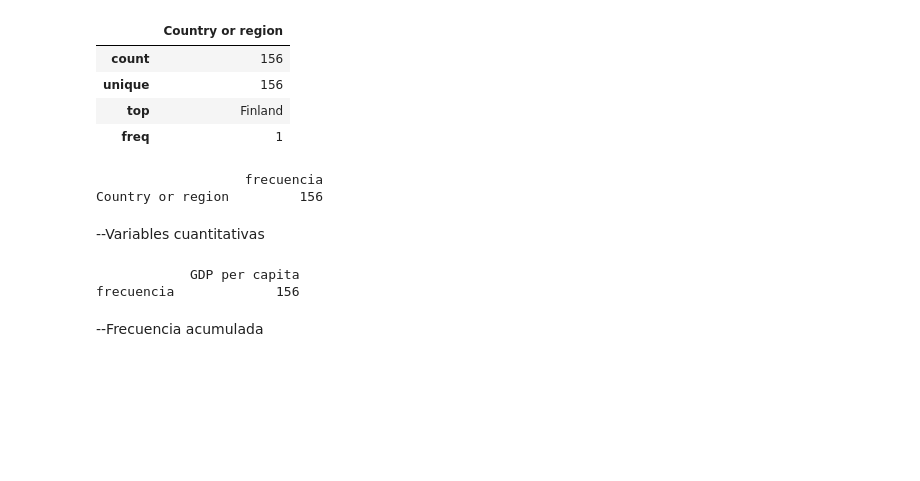
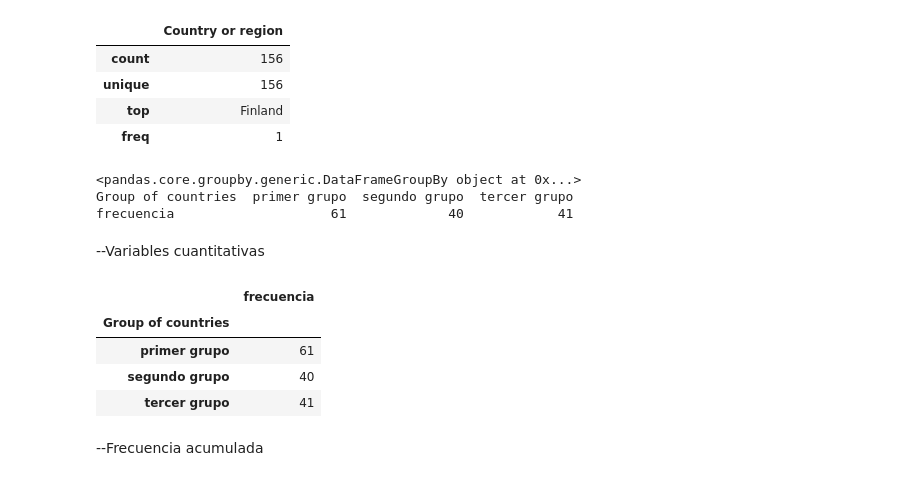
Before and after one commit to Adalab/Adalab-DA-promo-A-module-2-pairprog-2-pair-1-Guada_Lara, a Jupyter notebook: ESTADÍSTICA/Pair_programming_estadistica_2.ipynb, the cells around one changed output. Saved outputs shown, nothing was run; the diff lists cells and outputs as text; code cells hidden in the pictures; blank space fills up the shorter version.

```diff
--- a/ESTADÍSTICA/Pair_programming_estadistica_2.ipynb
+++ b/ESTADÍSTICA/Pair_programming_estadistica_2.ipynb
@@ -148,23 +174,27 @@ df.describe(include="O")
 | top | Finland |
 | freq | 1 |
 # %%
-# Primero agrupamos el dataframe por la columna species.
-# df_country = df.groupby("Country or region") #Devolvera un objeto DataFrameGroupBy
-# print(df_country)
-# Aplicamos el método agg para agregar los datos por la columa species.
-frecuencias_pais = df.agg(frecuencia=("Country or region", "count")).T
+# Primero agrupamos el dataframe por la columna.
+df_country = df.groupby("Group of countries",) #Devolvera un objeto DataFrameGroupBy
+print(df_country)
+# Aplicamos el método agg para agregar los datos por la columa.
+frecuencias_pais = df_country.agg(frecuencia=("Group of countries", "count")).T
 # Imprimimos por pantalla el resultado de la agrupación y agregación
 print(frecuencias_pais)
 # %% [output]
-                   frecuencia
-Country or region         156
+<pandas.core.groupby.generic.DataFrameGroupBy object at 0x...>
+Group of countries  primer grupo  segundo grupo  tercer grupo
+frecuencia                    61             40            41
 # %% [markdown]
 --Variables cuantitativas
-# %%
-
-iris_sepal_lengths =  df.agg(frecuencia=("GDP per capita", "count"))
-print(iris_sepal_lengths)
-# %% [output]
-            GDP per capita
-frecuencia             156
+# %%
+cuantitativa_gdp = df.groupby("Group of countries")
+cuantitativa_gdp1 =  cuantitativa_gdp.agg(frecuencia=("Group of countries", "count"))
+cuantitativa_gdp1
+# %% [output]
+|  | frecuencia |
+| Group of countries |  |
+| primer grupo | 61 |
+| segundo grupo | 40 |
+| tercer grupo | 41 |
 # %%
```
Also changed, not shown: parts of 5 cells of this notebook.
